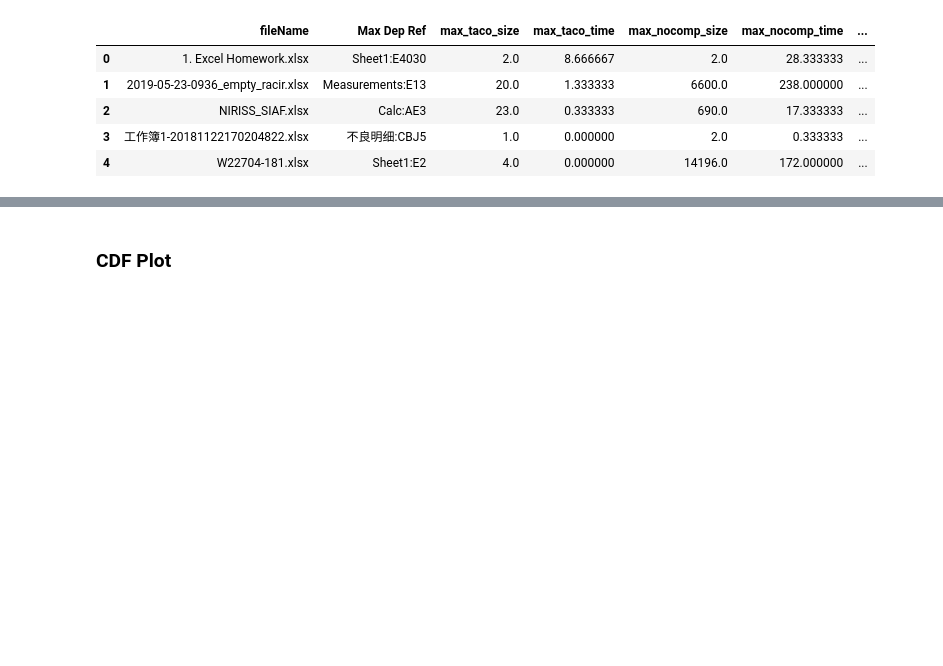
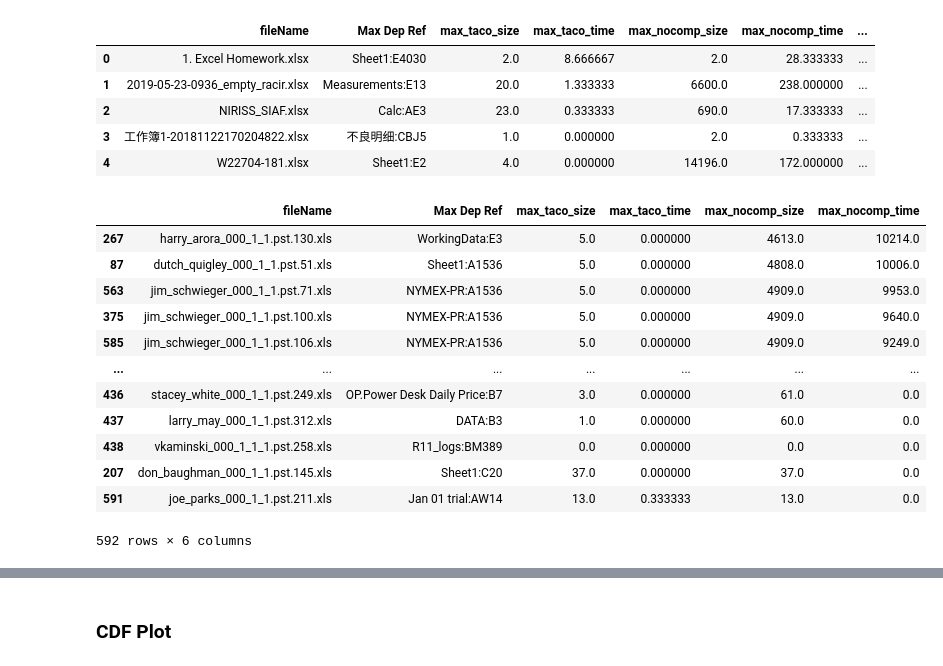
Before and after one commit to dataspread/SpreadsheetAnalyzer, a Jupyter notebook: test_result_analysis.ipynb, the cells around one changed output, grey strips where cells are left out. Cells and saved outputs as stored; diff of their text form; code cells hidden in the pictures; blank space fills up the shorter version.

```diff
--- a/test_result_analysis.ipynb
+++ b/test_result_analysis.ipynb
@@ -419,3 +427,19 @@ df_github_merged.head()
 | 2 | NIRISS_SIAF.xlsx | Calc:AE3 | 23.0 | 0.333333 | 690.0 | 17.333333 | ... |
 | 3 | 工作簿1-20181122170204822.xlsx | 不良明细:CBJ5 | 1.0 | 0.000000 | 2.0 | 0.333333 | ... |
 | 4 | W22704-181.xlsx | Sheet1:E2 | 4.0 | 0.000000 | 14196.0 | 172.000000 | ... |
+# %%
+df_enron_max.sort_values(by="max_nocomp_time", ascending=False)
+# %% [output]
+|  | fileName | Max Dep Ref | max_taco_size | max_taco_time | max_nocomp_size | max_nocomp_time |
+| 267 | harry_arora_000_1_1.pst.130.xls | WorkingData:E3 | 5.0 | 0.000000 | 4613.0 | 10214.0 |
+| 87 | dutch_quigley_000_1_1.pst.51.xls | Sheet1:A1536 | 5.0 | 0.000000 | 4808.0 | 10006.0 |
+| 563 | jim_schwieger_000_1_1.pst.71.xls | NYMEX-PR:A1536 | 5.0 | 0.000000 | 4909.0 | 9953.0 |
+| 375 | jim_schwieger_000_1_1.pst.100.xls | NYMEX-PR:A1536 | 5.0 | 0.000000 | 4909.0 | 9640.0 |
+| 585 | jim_schwieger_000_1_1.pst.106.xls | NYMEX-PR:A1536 | 5.0 | 0.000000 | 4909.0 | 9249.0 |
+| ... | ... | ... | ... | ... | ... | ... |
+| 436 | stacey_white_000_1_1.pst.249.xls | OP.Power Desk Daily Price:B7 | 3.0 | 0.000000 | 61.0 | 0.0 |
+| 437 | larry_may_000_1_1.pst.312.xls | DATA:B3 | 1.0 | 0.000000 | 60.0 | 0.0 |
+| 438 | vkaminski_000_1_1_1.pst.258.xls | R11_logs:BM389 | 0.0 | 0.000000 | 0.0 | 0.0 |
+| 207 | don_baughman_000_1_1.pst.145.xls | Sheet1:C20 | 37.0 | 0.000000 | 37.0 | 0.0 |
+| 591 | joe_parks_000_1_1.pst.211.xls | Jan 01 trial:AW14 | 13.0 | 0.333333 | 13.0 | 0.0 |
+592 rows × 6 columns
```
Also changed, not shown: parts of 14 cells of this notebook, 9 other files.
